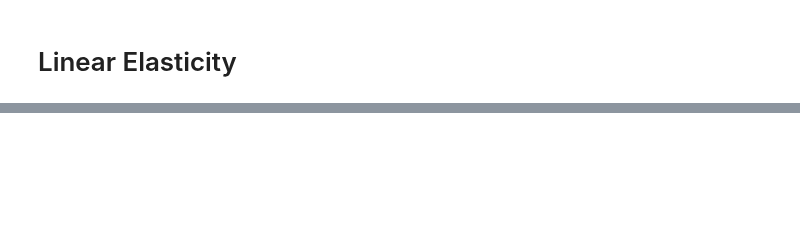
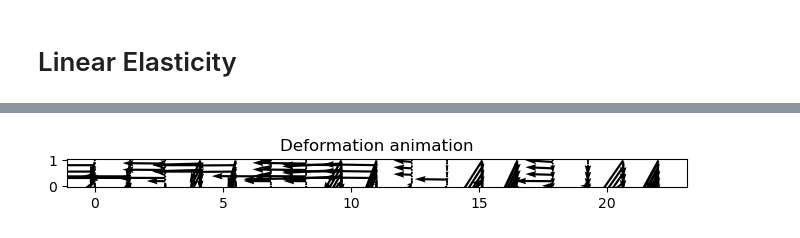
Before and after one commit to Jamal-dev/pycutfem, a Jupyter notebook: examples/linear_elasticity.ipynb, the cells around one changed output, grey strips where cells are left out. Saved outputs shown, nothing was run; the diff lists cells and outputs as text; code cells hidden in the pictures; blank space fills up the shorter version.

Commit message:
Linear Elasticity is converging. But deformed plot needs more work

```diff
--- a/examples/linear_elasticity.ipynb
+++ b/examples/linear_elasticity.ipynb
@@ -256,0 +126,4 @@ create_verification_plot(dof_handler, u_n, ghia_data_re100)
+# %%
+K,F = assemble_form(Equation(a,linear_form), dof_handler=dof_handler, bcs = dirichlet_bcs, backend='python')
+print("Solving the sparse linear system...")
+u_sol_vec = sp_la.spsolve(K, F)
@@ -256,0 +132,4 @@ create_verification_plot(dof_handler, u_n, ghia_data_re100)
+# %%
+# --- Store Solution in a VectorFunction for plotting/analysis ---
+solution = VectorFunction(name="Displacement", field_names=['ux', 'uy'], dof_handler=dof_handler)
+solution.nodal_values = u_sol_vec
@@ -256,0 +191,6 @@ create_verification_plot(dof_handler, u_n, ghia_data_re100)
+# %%
+# one-click GIF (requires ImageMagick or Pillow writer)
+anim = solution.animate_deformation(solution, exaggeration=10, frames=40)
+anim.save("beam_deflection.gif", writer="pillow")
+# %% [output]
+[figure, added]
```
Also changed, not shown: parts of 12 cells of this notebook, 7 other files.
